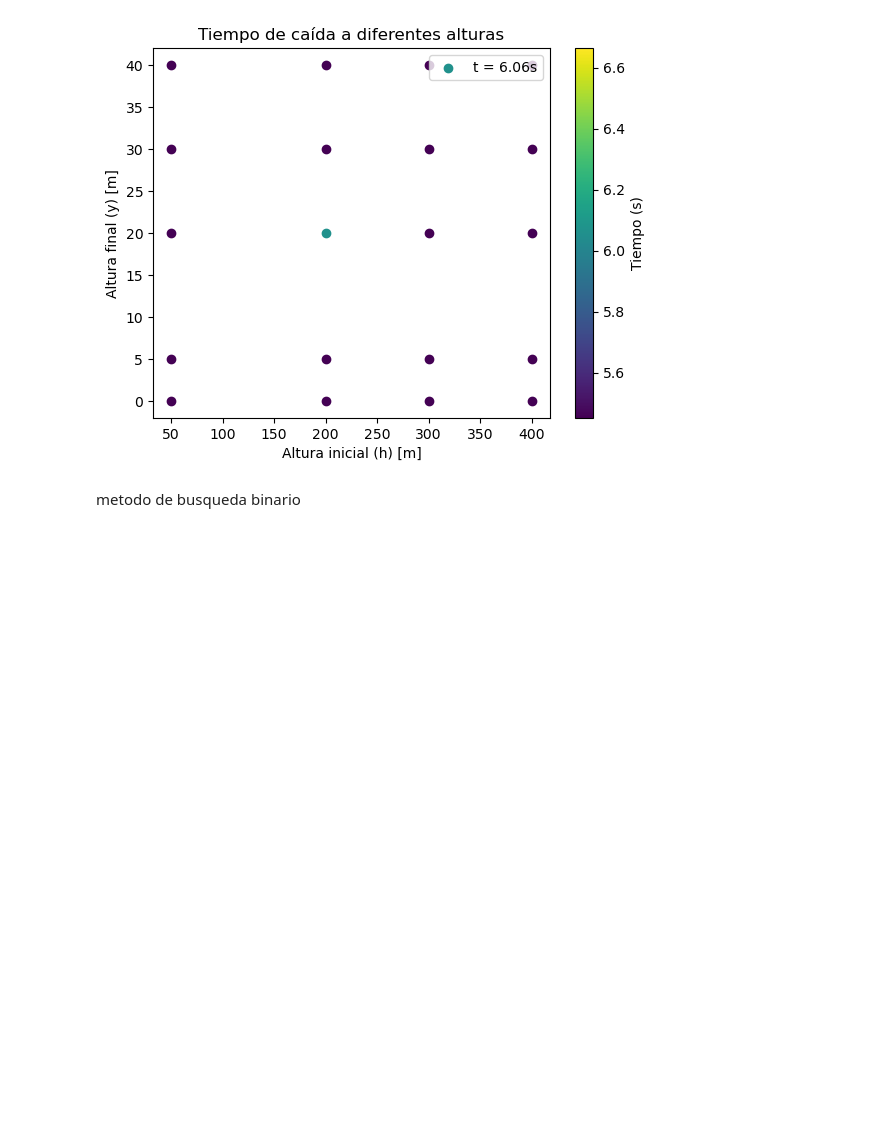
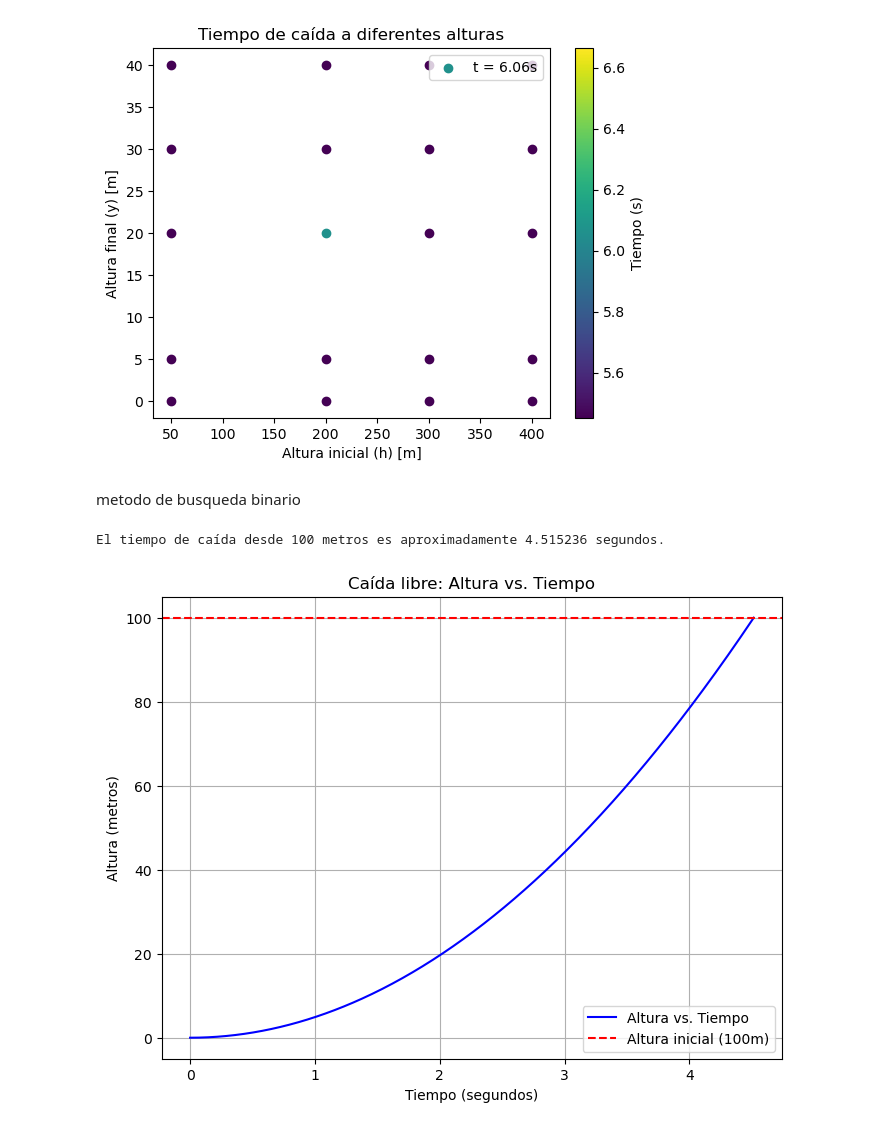
Before and after one commit to danielsh2390/Mi-primer-proyecto, a Jupyter notebook: Miprimer.ipynb, the cells around one changed output. Saved outputs shown, nothing was run; the diff lists cells and outputs as text; code cells hidden in the pictures; blank space fills up the shorter version.

Commit message:
caida libre

```diff
--- a/Miprimer.ipynb
+++ b/Miprimer.ipynb
@@ -297,3 +297,56 @@ plt.show()
 [figure]
 # %% [markdown]
 metodo de busqueda binario
+# %%
+import math
+
+def caida_libre_binaria(h, g=9.81, precision=1e-6):
+    # Definir el rango de búsqueda
+    low = 0  # El tiempo no puede ser negativo
+    high = math.sqrt(2 * h / g)  # El tiempo máximo es el tiempo que tarda el objeto a caer desde la altura h
+
+    while high - low > precision:  # Continuar hasta alcanzar la precisión deseada
+        mid = (low + high) / 2  # Buscar el punto medio
+
+        # Ecuación de caída libre con el tiempo 'mid'
+        altura_estimacion = 0.5 * g * mid**2
+
+        if altura_estimacion < h:
+            low = mid  # Si la estimación es menor que h, necesitamos un tiempo mayor
+        else:
+            high = mid  # Si la estimación es mayor que h, necesitamos un tiempo menor
+
+    return (low + high) / 2  # El tiempo de caída es el valor medio final
+
+# Ejemplo de uso:
+altura = 100  # Altura de 100 metros
+tiempo = caida_libre_binaria(altura)
+print(f"El tiempo de caída desde {altura} metros es aproximadamente {tiempo:.6f} segundos.")
+# %% [output]
+El tiempo de caída desde 100 metros es aproximadamente 4.515236 segundos.
+# %%
+import numpy as np
+import matplotlib.pyplot as plt
+
+# Función de caída libre para la altura en función del tiempo
+def altura(t, g=9.81):
+    return 0.5 * g * t**2
+
+# Parámetros
+altura_objeto = 100  # Altura en metros
+tiempo_maximo = np.sqrt(2 * altura_objeto / 9.81)  # Tiempo máximo basado en la ecuación
+tiempos = np.linspace(0, tiempo_maximo, 500)  # Generar tiempos de 0 a tiempo máximo
+alturas = altura(tiempos)  # Calcular alturas correspondientes
+
+# Graficar
+plt.figure(figsize=(8, 6))
+plt.plot(tiempos, alturas, label="Altura vs. Tiempo", color="b")
+plt.axhline(altura_objeto, color='r', linestyle='--', label="Altura inicial (100m)")
+plt.title("Caída libre: Altura vs. Tiempo")
+plt.xlabel("Tiempo (segundos)")
+plt.ylabel("Altura (metros)")
+plt.legend()
+plt.grid(True)
+plt.show()
+# %% [output]
+[figure, added]
```
Also changed, not shown: parts of 1 cell of this notebook.
